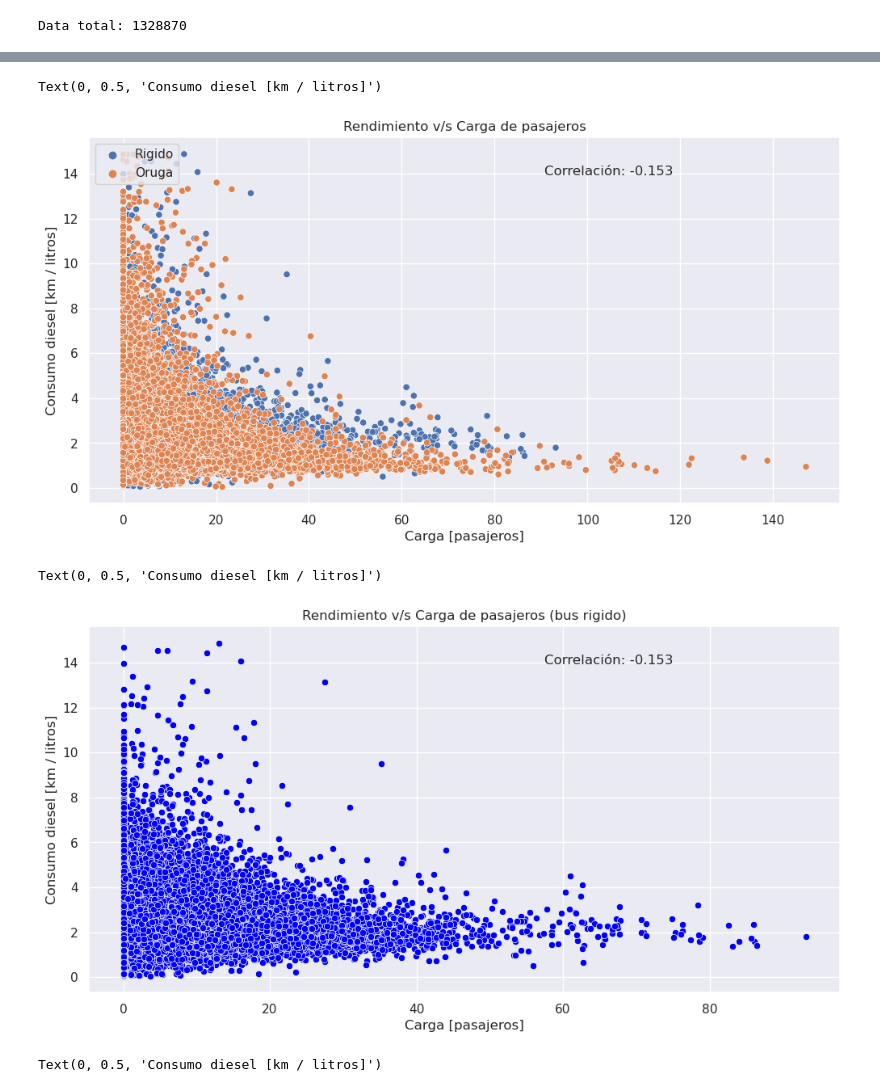
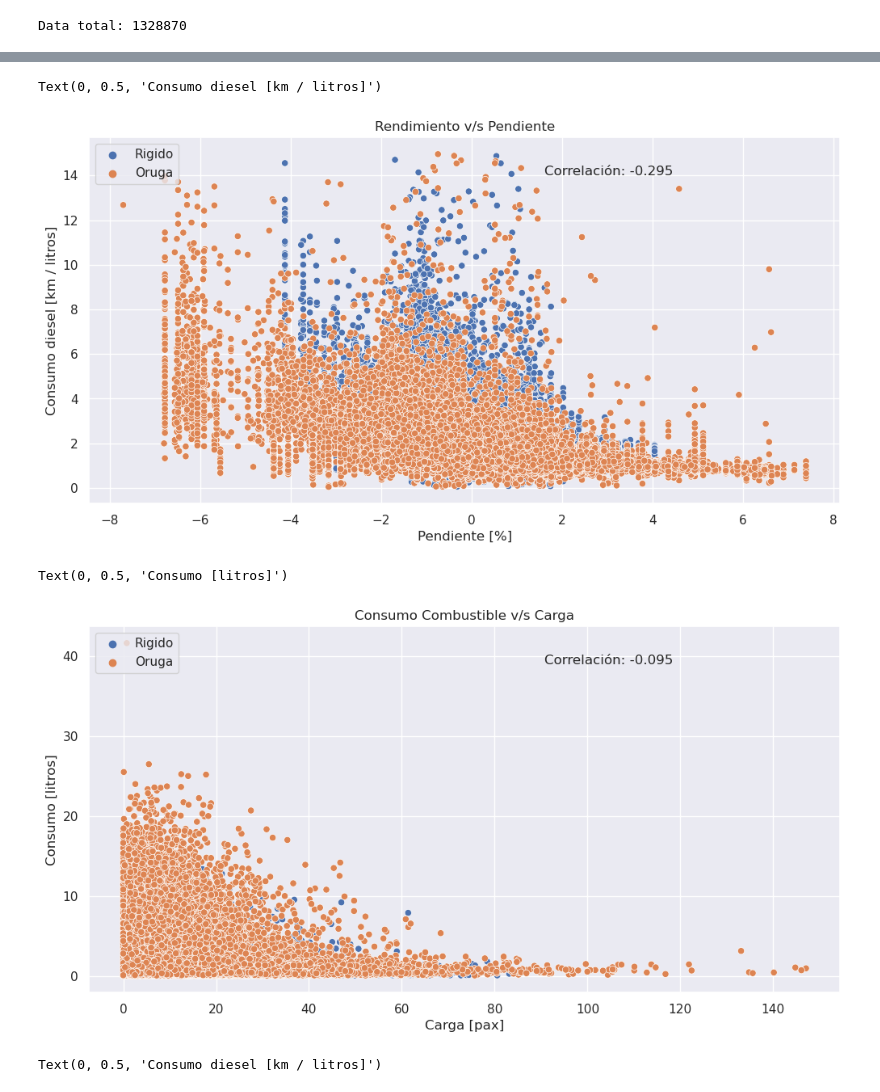
Before and after one commit to BrunoSE/estudio_consumo, a Jupyter notebook: explorar_cruce.ipynb, the cells around one changed output, grey strips where cells are left out. Cells and saved outputs as stored; diff of their text form; code cells hidden in the pictures.

Commit message:
explorar diesel ahora igual a elec

```diff
--- a/explorar_cruce.ipynb
+++ b/explorar_cruce.ipynb
@@ -146,10 +159,11 @@ print(len(df.index))
+# %%
+df['fin_o_ini'] = ((df['Secuencia_parada'] == df['max_secuencia']) | (df['Secuencia_parada'] == df['min_secuencia']))
+df_alt = pd.read_excel('data/Altimetria_Paradas_Red.xlsx', engine='openpyxl')
+df_buses = pd.read_excel('data/buses_inventario.xlsx', engine='openpyxl')
 # %%
-df_alt = pd.read_excel('data/P2 Altimetria Paradas Transantiago.xls')
-df_buses = pd.read_excel('data/buses_inventario.xlsx', engine='openpyxl')
-
-col_final = ['Patente', 'Servicio_transantiago', 'Cumplimiento', 'Capacidad_bus', 'Código_parada_usuario',
-             'Secuencia_parada', 'Identificador_expedición_día', 'Distancia_parada_desde_inicio_ruta',
-             'Perfil_carga_al_llegar', 'Hora_en_parada', 'Comb_en_parada', 'Zona_paga', 'Temp_parada']
+col_final = ['Patente', 'Servicio_transantiago', 'Cumplimiento', 'Capacidad_bus', 'Código_parada_usuario', 'fin_o_ini',
+             'Secuencia_parada', 'Identificador_expedición_día', 'Distancia_parada_desde_inicio_ruta', 'Subidas_expandidas',
+             'Bajadas_expandidas', 'Perfil_carga_al_llegar', 'Fecha', 'Hora_en_parada', 'Comb_en_parada', 'Zona_paga', 'Temp_parada']
 # %%
 # juntar con datos de altimetria por parada
 data_final = df[col_final].merge(df_alt[['Altitud', 'Codigo parada']],
@@ -159,7 +173,7 @@ data_final = df[col_final].merge(df_alt[['Altitud', 'Codigo parada']],
 
 data_final = data_final.loc[data_final['Cumplimiento'] == 'C']
 data_final = data_final.loc[~data_final['Altitud'].isna()]
-data_final.sort_values(by=['Patente', 'Hora_en_parada', 'Secuencia_parada'], inplace=True)
+data_final.sort_values(by=['Patente', 'Fecha', 'Identificador_expedición_día', 'Hora_en_parada', 'Secuencia_parada'], inplace=True)
 
 # juntar con datos de marca y modelo por patente de bus
 data_final = data_final.merge(df_buses, left_on="Patente",
@@ -174,10 +188,11 @@ data_final['dA'] = data_final['Altitud'].shift(-1) - data_final['Altitud']
 # filtrar datos invalidos por secuencia
 check_pfc = (data_final['Perfil_carga_al_llegar'] >= 0)
 check_ppu = (data_final['Patente'] == data_final['Patente'].shift(-1))
+check_fecha = (data_final['Fecha'] == data_final['Fecha'].shift(-1))
 check_id_exp = (data_final['Identificador_expedición_día'] == data_final['Identificador_expedición_día'].shift(-1))
 check_secuencia_parada = ((data_final['Secuencia_parada'].shift(-1) - data_final['Secuencia_parada']) >= 1)
 
-data_final = data_final.loc[(check_pfc & check_ppu & check_id_exp & check_secuencia_parada)]
+data_final = data_final.loc[(check_pfc & check_ppu & check_fecha & check_id_exp & check_secuencia_parada & (~data_final['fin_o_ini']))]
 
 # filtrar datos invalidos por valor
 print('Data preprocesada:', len(data_final.index))
@@ -213,10 +228,14 @@ data_final['Vel'] = 60 * data_final['dX'] / data_final['dT']
 print('Data procesada:', len(data_final.index))
 data_final = data_final.loc[data_final['Vel'] < 80]
 print('Vel < 80 km/hr:', len(data_final.index))
+data_final = data_final.loc[data_final['Vel'] > 1]
+print('Vel > 1 km/hr:', len(data_final.index))
 data_final = data_final.loc[data_final['Cons_km'] < 15]
 print('Cons_km < 15 km/lt:', len(data_final.index))
 # data_final = data_final.loc[data_final['dT'] < 15]
 # print('delta Tiempo < 15 min:', len(data_final.index))
 data_final = data_final.loc[data_final['dC'] < 100]
 print('delta Combustible < 100 litros:', len(data_final.index))
+
+data_final.rename(columns={'Perfil_carga_al_llegar': 'Carga'}, inplace=True)
 # %% [output]
@@ -262,37 +280,39 @@ Text(0, 0.5, 'Consumo Diesel [litros]')
 # %%
-varx = 'Carga'
+varx = 'dA'
 vary = 'Cons_km'
 sns.scatterplot(data=data_final,
                 x=varx, y=vary, hue='Tipo_bus')
 
 plt.legend(loc='upper left')
 
 plt.annotate(f"Correlación: {round(corr[varx][vary], 3)}",
              xy=(0.625, 0.88), xycoords='figure fraction',
              horizontalalignment='left', verticalalignment='top', fontsize=12)
 
-plt.title('Rendimiento v/s Carga de pasajeros')
-plt.xlabel('Carga [pasajeros]')
+plt.title('Rendimiento v/s Pendiente')
+plt.xlabel('Pendiente [%]')
 plt.ylabel('Consumo diesel [km / litros]')
 # %% [output]
 Text(0, 0.5, 'Consumo diesel [km / litros]')
-[figure, old version]
+[figure, new version]
 # %%
 varx = 'Carga'
-vary = 'Cons_km'
-sns.scatterplot(data=data_final.loc[data_final['Tipo_bus'] == 'Rigido'],
-                x=varx, y=vary, color='blue')
+vary = 'dC'
+sns.scatterplot(data=data_final,
+                x=varx, y=vary, hue='Tipo_bus')
+
+plt.legend(loc='upper left')
 
 plt.annotate(f"Correlación: {round(corr[varx][vary], 3)}",
              xy=(0.625, 0.88), xycoords='figure fraction',
              horizontalalignment='left', verticalalignment='top', fontsize=12)
 
-plt.title('Rendimiento v/s Carga de pasajeros (bus rigido)')
-plt.xlabel('Carga [pasajeros]')
-plt.ylabel('Consumo diesel [km / litros]')
+plt.title('Consumo Combustible v/s Carga')
+plt.xlabel('Carga [pax]')
+plt.ylabel('Consumo [litros]')
 # %% [output]
-Text(0, 0.5, 'Consumo diesel [km / litros]')
+Text(0, 0.5, 'Consumo [litros]')
-[figure, old version]
+[figure, new version]
 # %%
 varx = 'Carga'
 vary = 'Cons_km'
```
Also changed, not shown: parts of 25 cells of this notebook, 1 other file.
